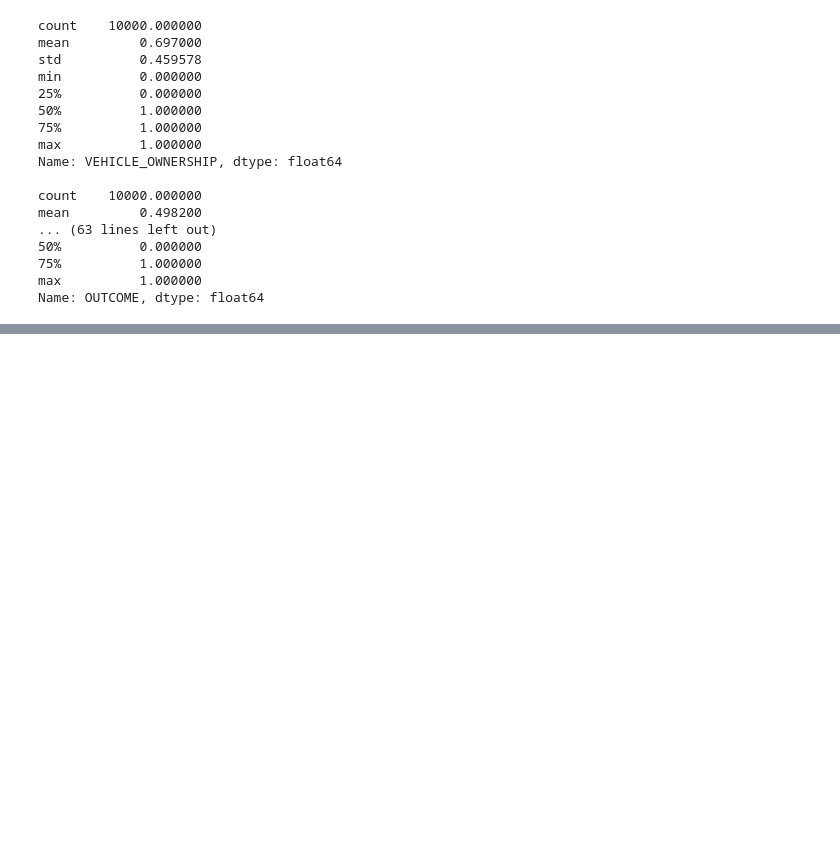
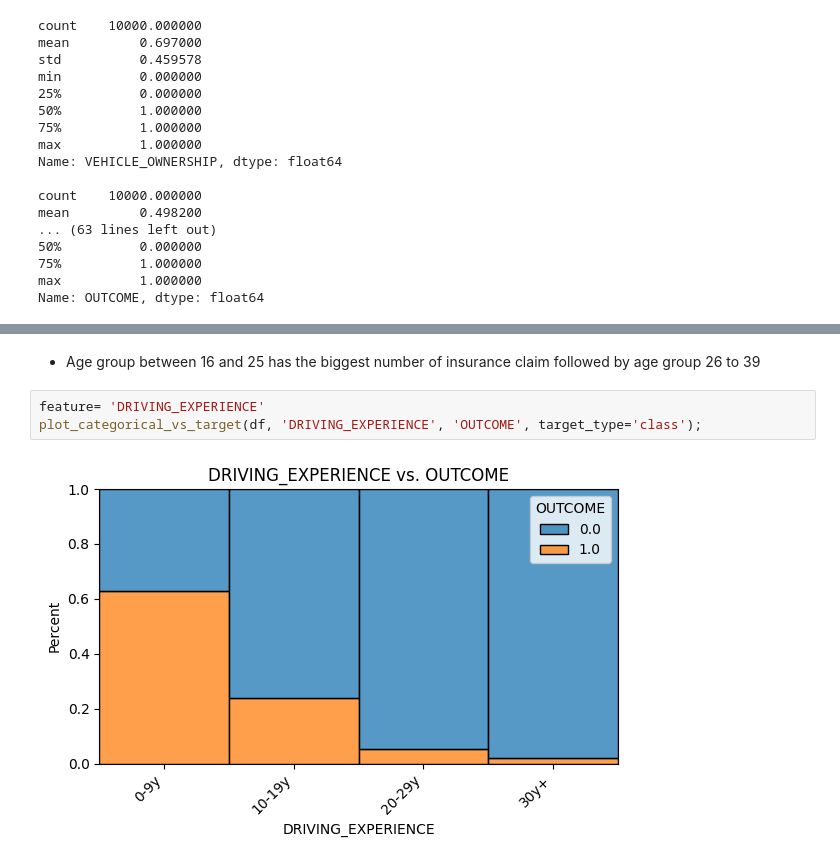
Before and after one commit to Khalil-Salama/Car_insurance-_claim, a Jupyter notebook: Insurance_car_claim.ipynb, the cells around one changed output, grey strips where cells are left out. Saved outputs shown, nothing was run; the diff lists cells and outputs as text; blank space fills up the shorter version.

```diff
--- a/Insurance_car_claim.ipynb
+++ b/Insurance_car_claim.ipynb
@@ -223,0 +470,7 @@ Name: OUTCOME, dtype: float64
+# %% [markdown]
+- Age group between 16 and 25 has the biggest number of insurance claim followed by age group 26 to 39
+# %%
+feature= 'DRIVING_EXPERIENCE'
+plot_categorical_vs_target(df, 'DRIVING_EXPERIENCE', 'OUTCOME', target_type='class');
+# %% [output]
+[figure, added]
```
Also changed, not shown: parts of 28 cells of this notebook.
